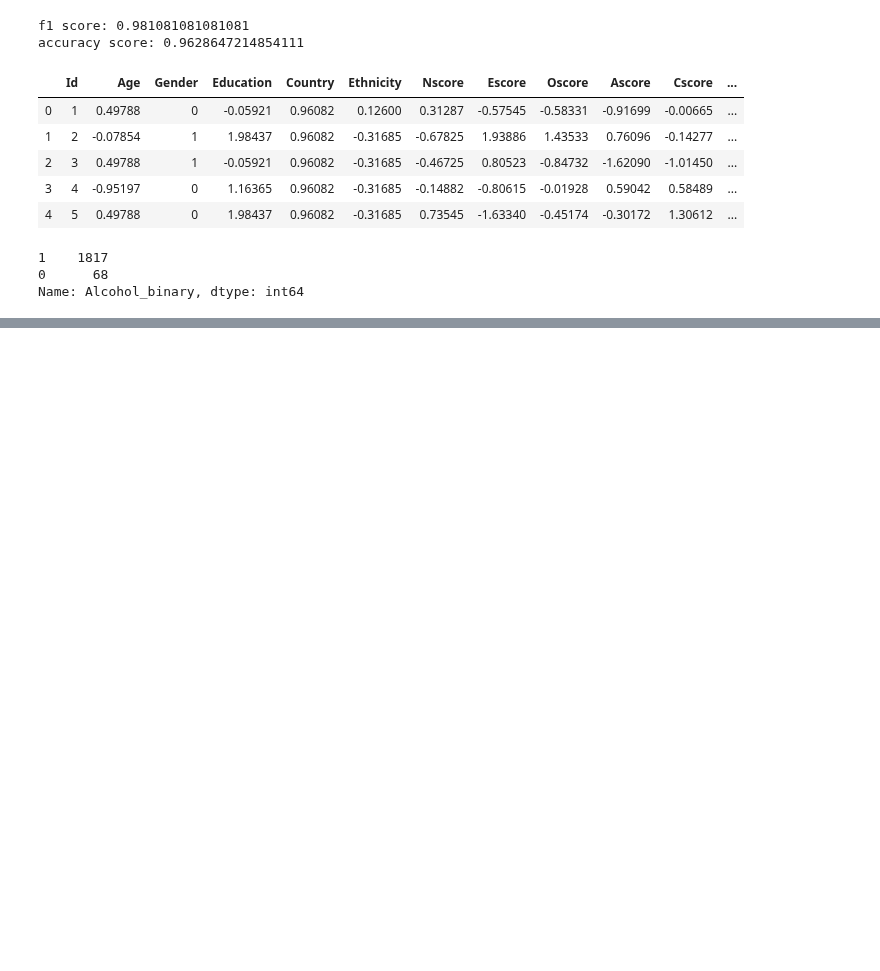
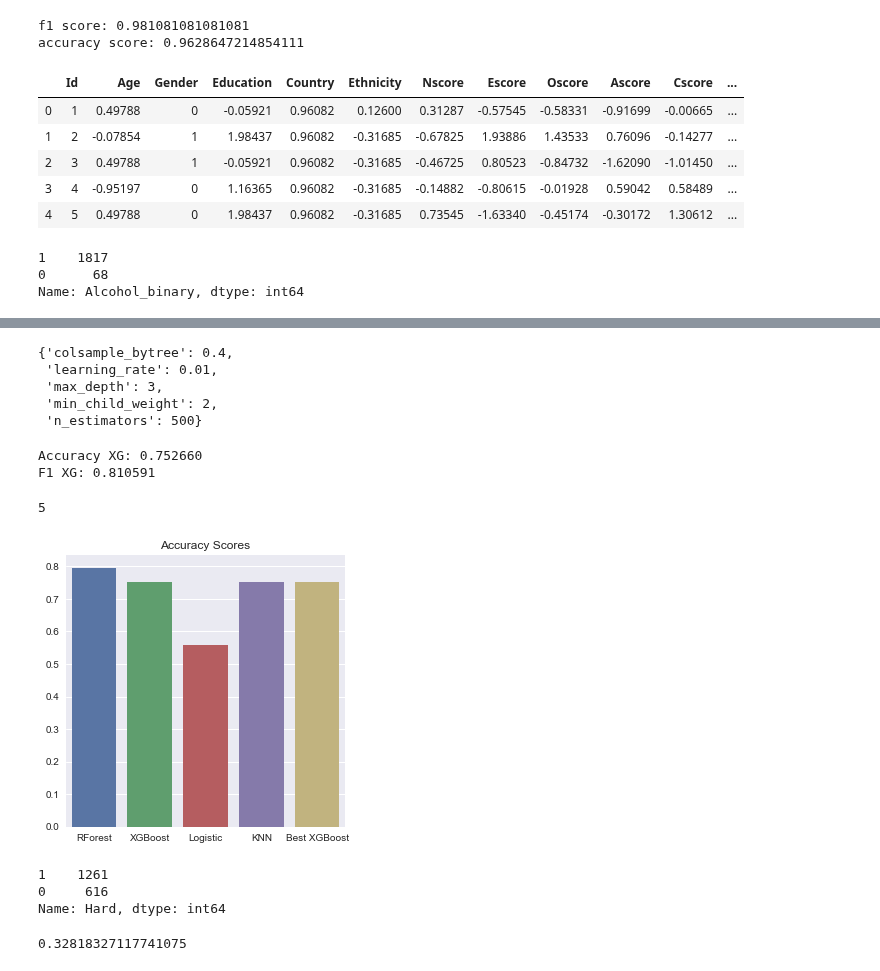
Before and after one commit to trevohearn/nyc-mhtn-ds-010620-lectures, a Jupyter notebook: week-9/classification_project/student.ipynb, the cells around one changed output, grey strips where cells are left out. Cells and saved outputs as stored; diff of their text form; code cells hidden in the pictures; blank space fills up the shorter version.

```diff
--- a/week-9/classification_project/student.ipynb
+++ b/week-9/classification_project/student.ipynb
@@ -504,0 +699,6 @@ plt.show()
+# %%
+lr_clf = LogisticRegression(solver='liblinear')
+lr_clf.fit(X_train2, y_train2)
+y_pred_test_lr = lr_clf.predict(X_test)
+print('Test Accuracy score LR: ', accuracy_score(y_test2, y_pred_test_lr))
+print('Test F1 score LR: ', f1_score(y_test2, y_pred_test_lr))
@@ -504,0 +708,6 @@ plt.show()
+# %%
+knclassifier = KNeighborsClassifier(n_neighbors = 4)
+knclassifier.fit(X_train2, y_train2)
+y_pred_test_knn = knclassifier.predict(X_test2)
+print('Test Accuracy score KNN: ', accuracy_score(y_test2, y_pred_test_knn))
+print('Test F1 score KNN: ', f1_score(y_test2, y_pred_test_knn))
@@ -504,0 +796,54 @@ plt.show()
+# %%
+gsearch1.best_params_
+# %% [output]
+{'colsample_bytree': 0.4,
+ 'learning_rate': 0.01,
+ 'max_depth': 3,
+ 'min_child_weight': 2,
+ 'n_estimators': 500}
+# %%
+xg_clf_best = xgb.XGBClassifier(objective ='binary:logistic',
+                                colsample_bytree = 0.4,
+                                 learning_rate = 0.01,
+                                 max_depth = 3,
+                                 min_child_weight = 2,
+                                 n_estimators = 500
+)
+xg_clf_best.fit(X_train2,y_train2)
+preds_xg_best = xg_clf.predict(X_test2)
+test_f1_xg_best = f1_score(y_test2, preds_xg_best)
+test_acc_xg_best = accuracy_score(y_test2, preds_xg_best)
+print("Accuracy XG: %f" % (test_acc))
+print("F1 XG: %f" % (test_f1))
+# %% [output]
+Accuracy XG: 0.752660
+F1 XG: 0.810591
+# %%
+ModelAccuracyScores = [acc2, test_acc,
+                       accuracy_score(y_test2, y_pred_test_lr),
+                       accuracy_score(y_test2, y_pred_test_knn), test_acc_xg_best]
+ModelF1Scores = [f12, test_f1,
+                f1_score(y_test2, y_pred_test_lr),
+                 f1_score(y_test2, y_pred_test_knn),
+                 test_f1_xg_best]
+ModelNames = ["RForest", "XGBoost", "Logistic", "KNN", "Best XGBoost" ]
+# %%
+len(ModelNames)
+# %% [output]
+5
+# %%
+sns.barplot(ModelNames, ModelAccuracyScores, alpha=1 )
+plt.title('Accuracy Scores')
+plt.show()
+# %% [output]
+[figure, added]
+# %%
+df['Hard'].value_counts()
+# %% [output]
+1    1261
+0     616
+Name: Hard, dtype: int64
+# %%
+616/1877
+# %% [output]
+0.32818327117741075
```
Also changed, not shown: parts of 29 cells of this notebook, 11 other files.
